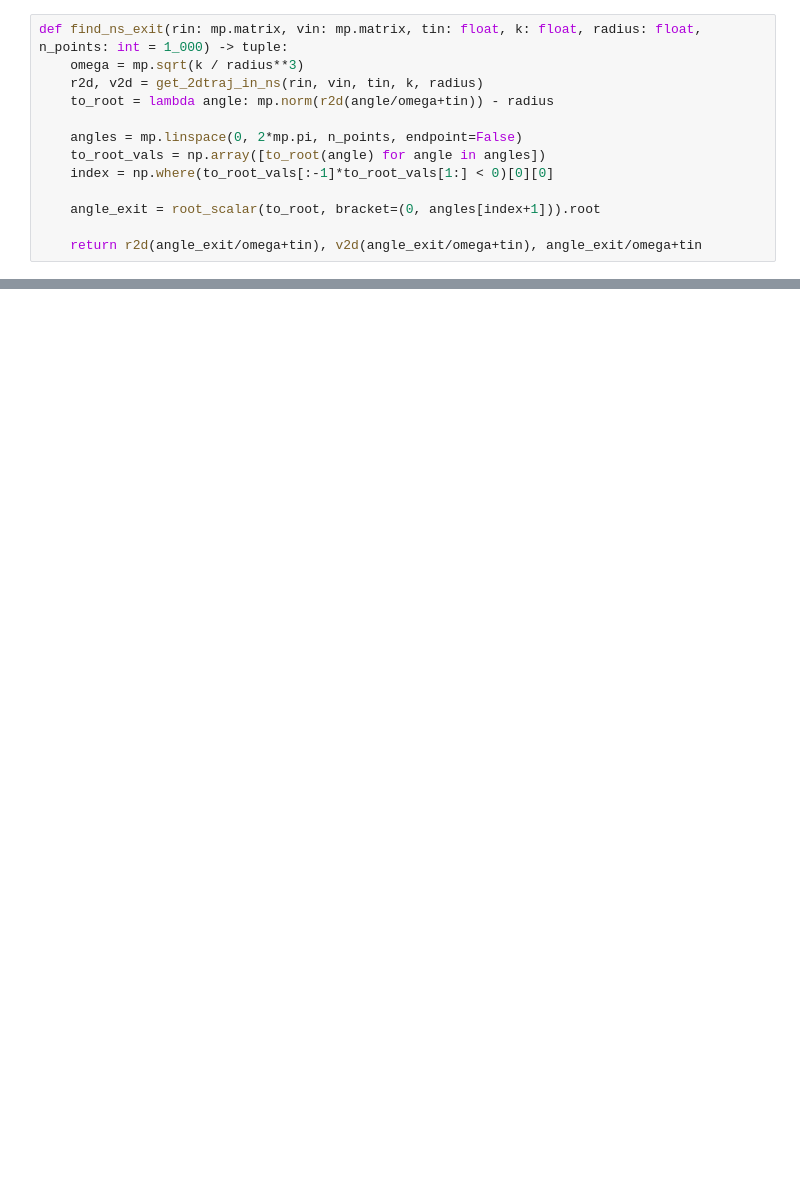
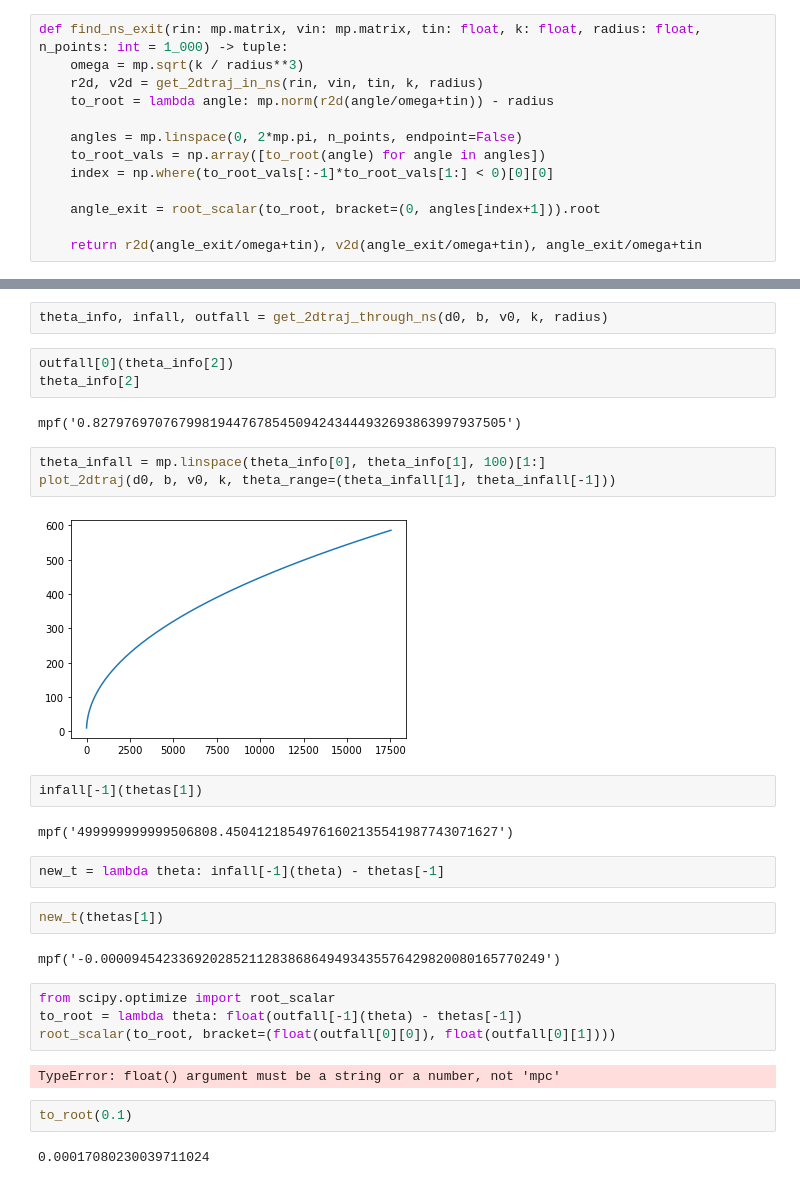
Before and after one commit to gsalinasphys/orbits, a Jupyter notebook: inside_ns.ipynb, the cells around one changed output, grey strips where cells are left out. Cells and saved outputs as stored; diff of their text form; blank space fills up the shorter version.

```diff
--- a/inside_ns.ipynb
+++ b/inside_ns.ipynb
@@ -58,0 +92,32 @@ def get_2dtraj_through_ns(d0: float, b: float, v0: float, k: float, radius: floa
+# %%
+theta_info, infall, outfall = get_2dtraj_through_ns(d0, b, v0, k, radius)
+# %%
+outfall[0](theta_info[2])
+theta_info[2]
+# %% [output]
+mpf('0.82797697076799819447678545094243444932693863997937505')
+# %%
+theta_infall = mp.linspace(theta_info[0], theta_info[1], 100)[1:]
+plot_2dtraj(d0, b, v0, k, theta_range=(theta_infall[1], theta_infall[-1]))
+# %% [output]
+[figure, added]
+# %%
+infall[-1](thetas[1])
+# %% [output]
+mpf('499999999999506808.45041218549761602135541987743071627')
+# %%
+new_t = lambda theta: infall[-1](theta) - thetas[-1]
+# %%
+new_t(thetas[1])
+# %% [output]
+mpf('-0.000094542336920285211283868649493435576429820080165770249')
+# %%
+from scipy.optimize import root_scalar
+to_root = lambda theta: float(outfall[-1](theta) - thetas[-1])
+root_scalar(to_root, bracket=(float(outfall[0][0]), float(outfall[0][1])))
+# %% [output]
+TypeError: float() argument must be a string or a number, not 'mpc'
+# %%
+to_root(0.1)
+# %% [output]
+0.00017080230039711024
```
Also changed, not shown: parts of 6 cells of this notebook, 7 other files.
